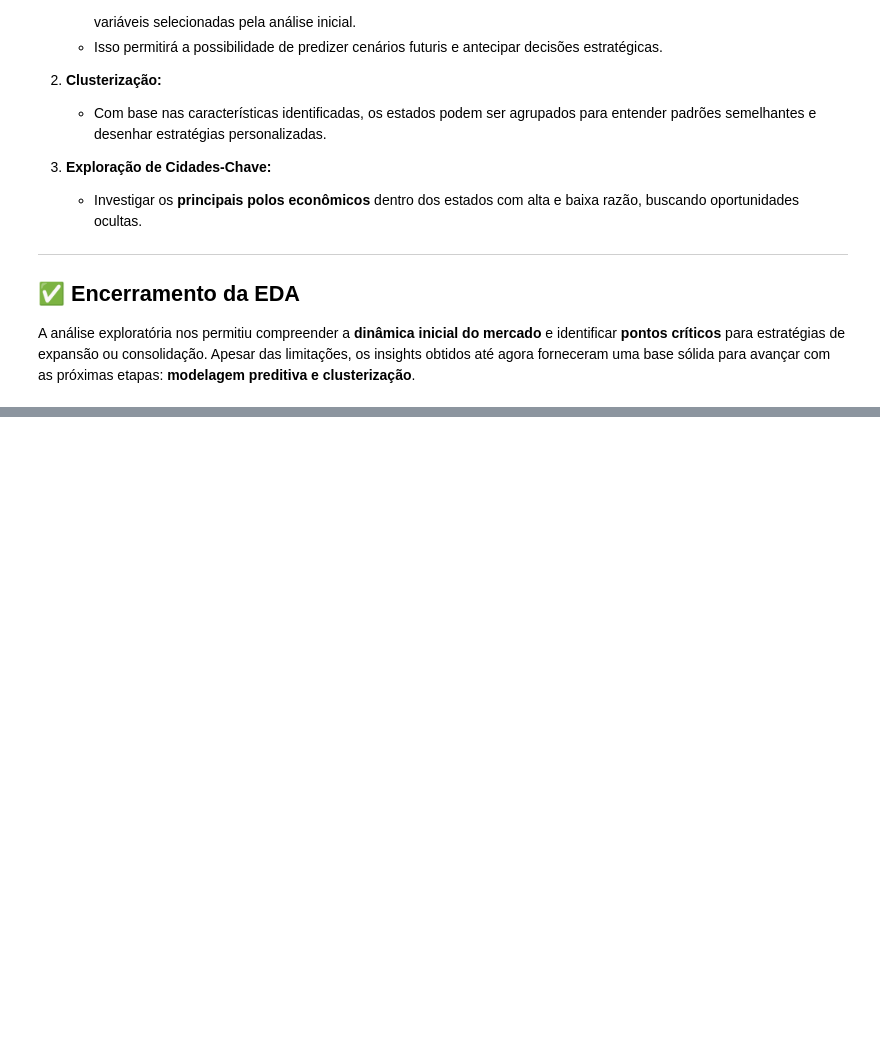
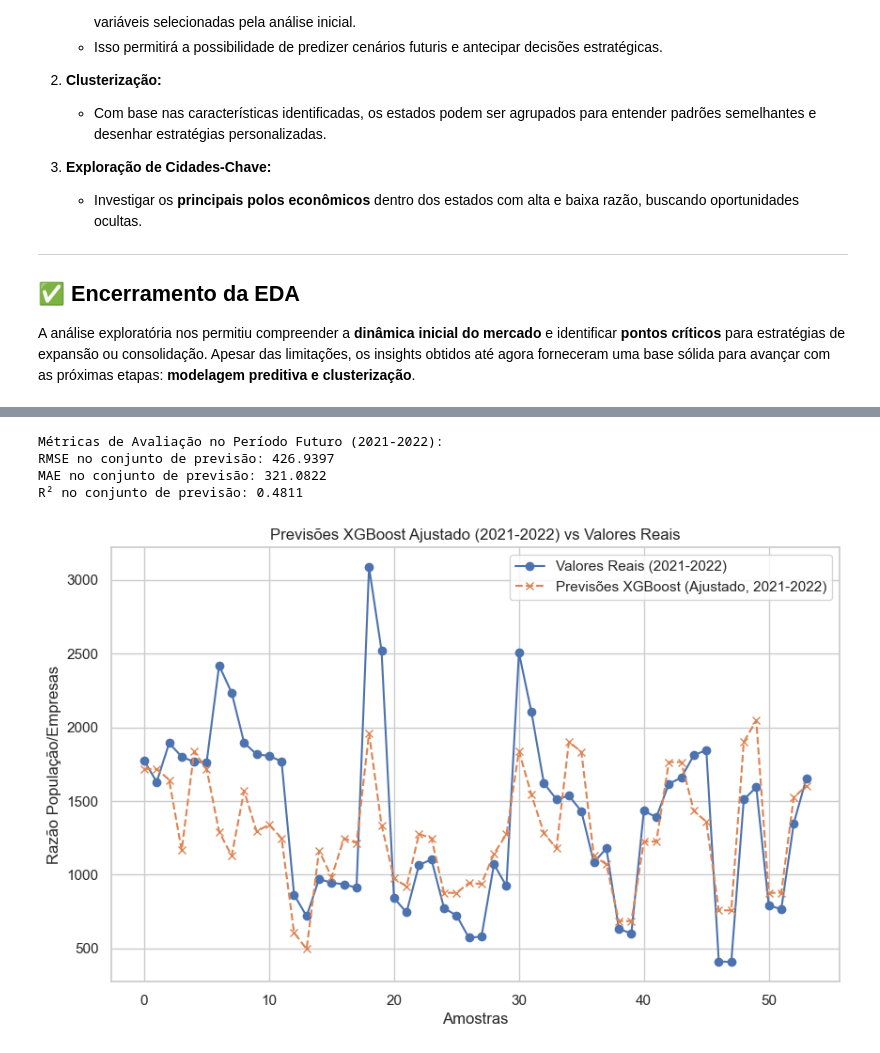
Before and after one commit to tnleite/real-estate-opportunities-analysis, a Jupyter notebook: 02-Analise/real-estate-opportunities-analysis.ipynb, the cells around one changed output, grey strips where cells are left out. Cells and saved outputs as stored; diff of their text form; code cells hidden in the pictures; blank space fills up the shorter version.

```diff
--- a/02-Analise/real-estate-opportunities-analysis.ipynb
+++ b/02-Analise/real-estate-opportunities-analysis.ipynb
@@ -1340,0 +2155,70 @@ df_final.head()
+# %%
+from sklearn.metrics import mean_squared_error, mean_absolute_error, r2_score
+import numpy as np
+import matplotlib.pyplot as plt
+from xgboost import XGBRegressor
+
+# -----------------------------------------------
+# Etapa 1: Treinando o modelo com os melhores parâmetros
+# -----------------------------------------------
+# Configuração do XGBoost com os melhores parâmetros
+xgb_model_ajustado = XGBRegressor(
+    n_estimators=200,
+    max_depth=2,
+    learning_rate=0.08,
+    subsample=1,
+    colsample_bytree=1,
+    gamma=1,
+    random_state=42
+)
+
+# Treinando o modelo no conjunto de treino
+xgb_model_ajustado.fit(X_train_scaled, y_train)
+
+# -----------------------------------------------
+# Etapa 2: Preparando os dados de previsão (2021-2022)
+# -----------------------------------------------
+# X_previsao: Features do período de 2021 a 2022
+# y_previsao: Valores reais para comparação
+X_previsao = df_previsao.drop(columns=['razao_populacao_empresas'])
+y_previsao = df_previsao['razao_populacao_empresas']
+
+# Escalando as features de 2021 e 2022 com o mesmo scaler
+X_previsao_scaled = scaler.transform(X_previsao)
+
+# -----------------------------------------------
+# Etapa 3: Fazendo previsões para 2021-2022
+# -----------------------------------------------
+y_pred_previsao = xgb_model_ajustado.predict(X_previsao_scaled)
+
+# -----------------------------------------------
+# Etapa 4: Cálculo das métricas de avaliação
+# -----------------------------------------------
+rmse_previsao = np.sqrt(mean_squared_error(y_previsao, y_pred_previsao))
+mae_previsao = mean_absolute_error(y_previsao, y_pred_previsao)
+r2_previsao = r2_score(y_previsao, y_pred_previsao)
+
+# Exibindo os resultados
+print(f"\nMétricas de Avaliação no Período Futuro (2021-2022):")
+print(f"RMSE no conjunto de previsão: {rmse_previsao:.4f}")
+print(f"MAE no conjunto de previsão: {mae_previsao:.4f}")
+print(f"R² no conjunto de previsão: {r2_previsao:.4f}")
+
+# -----------------------------------------------
+# Etapa 5: Visualizando as previsões
+# -----------------------------------------------
+plt.figure(figsize=(10, 6))
+plt.plot(y_previsao.values, label="Valores Reais (2021-2022)", marker='o')
+plt.plot(y_pred_previsao, label="Previsões XGBoost (Ajustado, 2021-2022)", marker='x', linestyle='--')
+plt.title("Previsões XGBoost Ajustado (2021-2022) vs Valores Reais")
+plt.xlabel("Amostras")
+plt.ylabel("Razão População/Empresas")
+plt.legend()
+plt.grid(True)
+plt.show()
+# %% [output]
+Métricas de Avaliação no Período Futuro (2021-2022):
+RMSE no conjunto de previsão: 426.9397
+MAE no conjunto de previsão: 321.0822
+R² no conjunto de previsão: 0.4811
+[figure, added]
```
Also changed, not shown: parts of 22 cells of this notebook, 4 other files.
